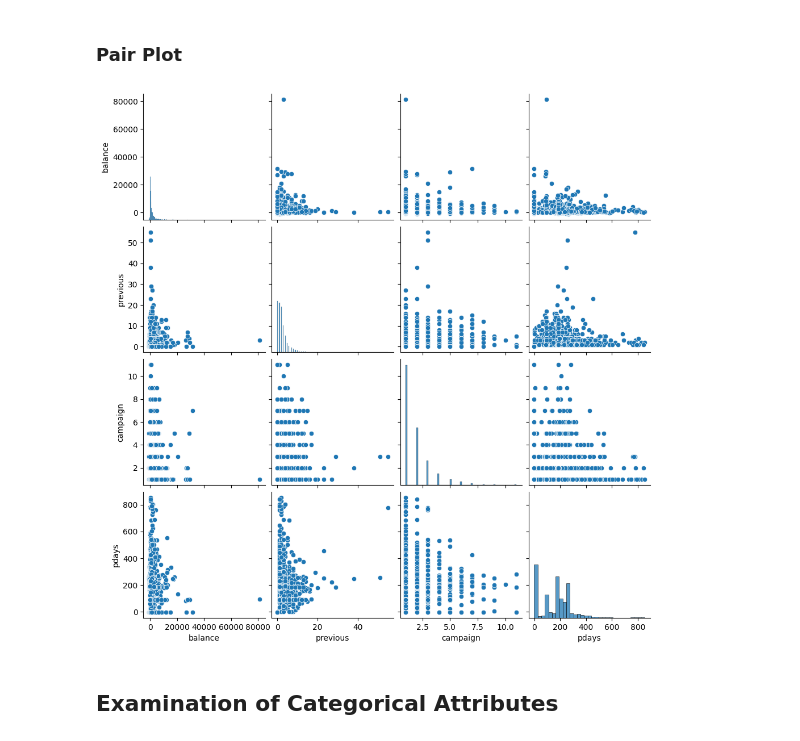
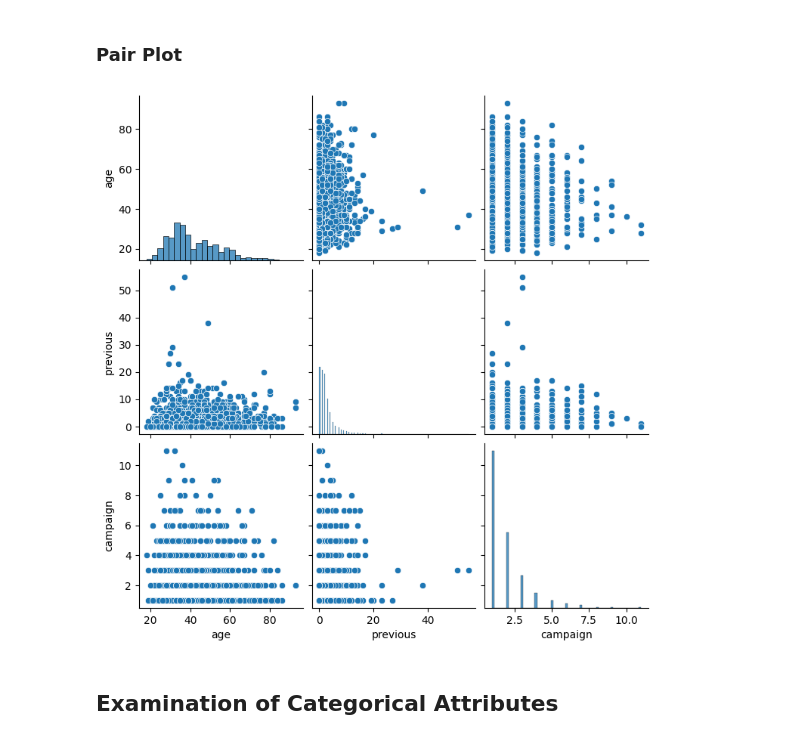
Before and after one commit to ishalazo/CS4168-DataMining-Labs, a Jupyter notebook: Lab1/lab1.ipynb, the cells around one changed output. Saved outputs shown, nothing was run; the diff lists cells and outputs as text; code cells hidden in the pictures.

```diff
--- a/Lab1/lab1.ipynb
+++ b/Lab1/lab1.ipynb
@@ -74,10 +67,10 @@ The heat map suggests that there is a correlation greater than 0 between `previo
 # %% [markdown]
 ### Pair Plot
 # %%
-sns.pairplot(data=df[['balance','previous','campaign','pdays']].dropna())
+sns.pairplot(data=df[['age','previous','campaign']].dropna())
 plt.show()
 # %% [output]
-[figure, old version]
+[figure, new version]
 # %% [markdown]
 ## Examination of Categorical Attributes
 # %%
```
Also changed, not shown: parts of 12 cells of this notebook.
